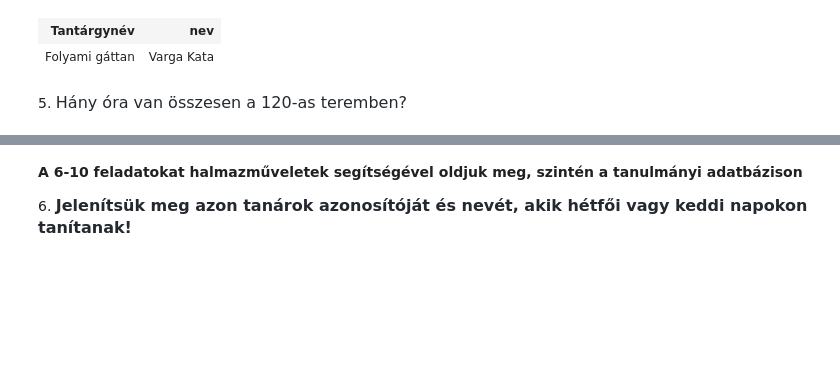
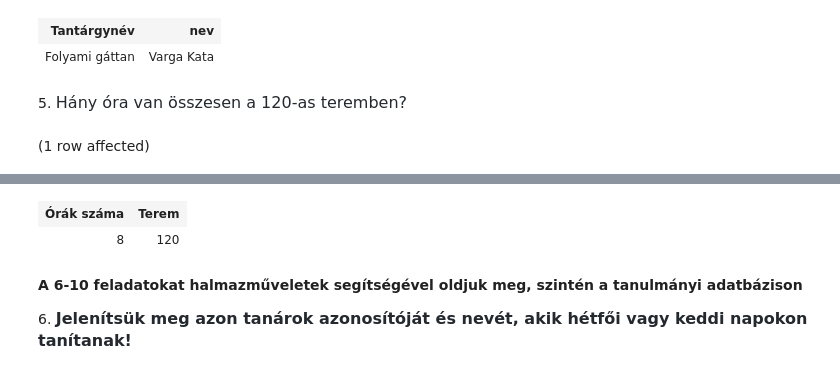
Before and after one commit to JanosZkcs/Adatbazisok_egyetem, a Jupyter notebook: gyakorlat03_feladatok.ipynb, the cells around one changed output, grey strips where cells are left out. Cells and saved outputs as stored; diff of their text form; code cells hidden in the pictures; blank space fills up the shorter version.

```diff
--- a/gyakorlat03_feladatok.ipynb
+++ b/gyakorlat03_feladatok.ipynb
@@ -99,3 +99,11 @@ Total execution time: 00:00:00.032
 | Folyami gáttan | Varga Kata |
 # %% [markdown]
 5. <span style="background-color: rgb(255, 255, 255); color: rgb(36, 41, 47); font-family: -apple-system, BlinkMacSystemFont, &quot;Segoe UI&quot;, Helvetica, Arial, sans-serif, &quot;Apple Color Emoji&quot;, &quot;Segoe UI Emoji&quot;; font-size: 16px;">Hány óra van összesen a 120-as teremben?</span>
+# %%
+SELECT  Count(*) AS 'Órák száma',
+        t.Terem AS 'Terem'
+FROM Orak o JOIN Termek t ON o.terem = t.Tkód
+GROUP BY t.Terem
+HAVING t.Terem LIKE '120'
+# %% [output]
+(1 row affected)
@@ -102,3 +111,5 @@ Total execution time: 00:00:00.032
+| Órák száma | Terem |
+| 8 | 120 |
 # %% [markdown]
 **A 6-10 feladatokat halmazműveletek segítségével oldjuk meg, szintén a tanulmányi adatbázison**
 
```
Also changed, not shown: parts of 3 cells of this notebook.
